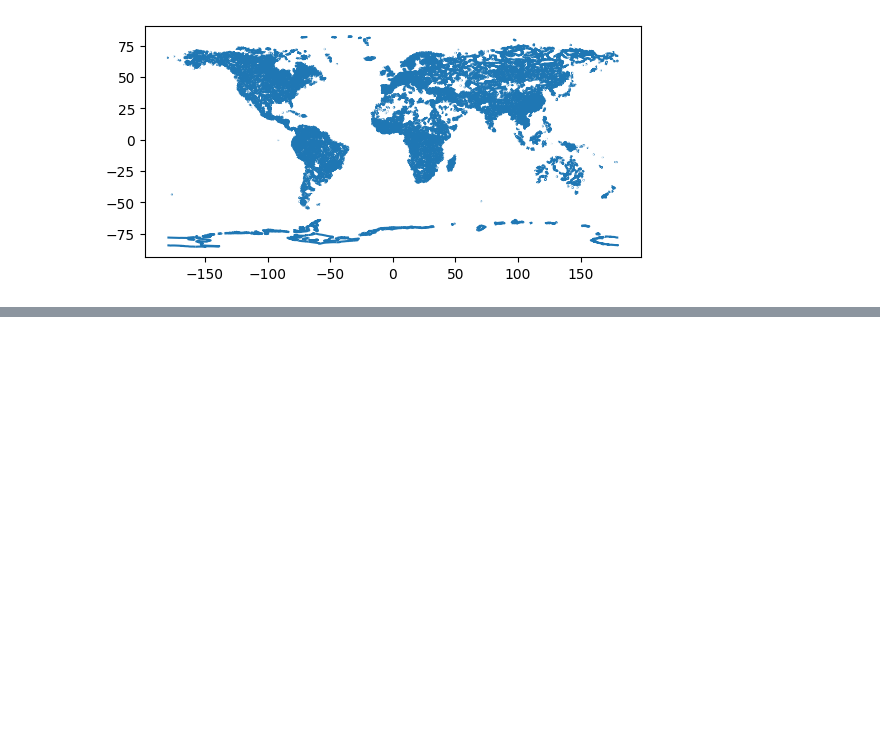
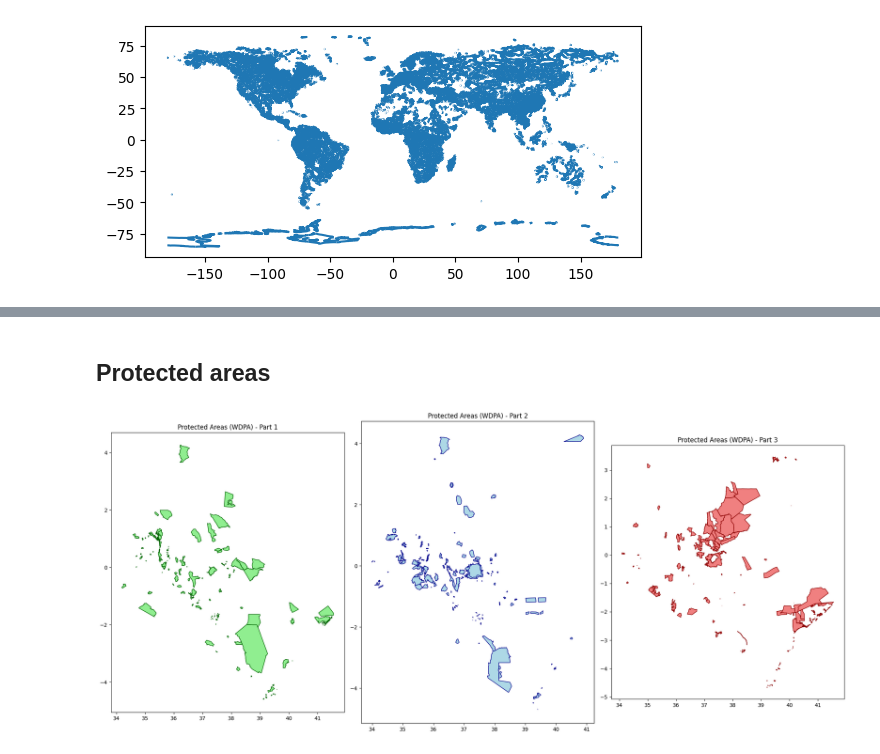
Before and after one commit to AzadiGathui/data_deficient_iucn_species, a Jupyter notebook: notebooks/kenya_eda.ipynb, the cells around one changed output, grey strips where cells are left out. Drawn from its saved outputs; the diff is of its cells as text; code cells hidden in the pictures; blank space fills up the shorter version.

```diff
--- a/notebooks/kenya_eda.ipynb
+++ b/notebooks/kenya_eda.ipynb
@@ -293,0 +234,37 @@ plt.show()
+# %% [markdown]
+## Protected areas
+# %%
+shp0 = gpd.read_file(r"..\data\raw\protected_planet\WDPA_WDOECM_Feb2026_Public_KEN_shp\WDPA_WDOECM_Feb2026_Public_KEN_shp_0\WDPA_WDOECM_Feb2026_Public_KEN_shp-polygons.shp")
+# %%
+shp1 = gpd.read_file(r"..\data\raw\protected_planet\WDPA_WDOECM_Feb2026_Public_KEN_shp\WDPA_WDOECM_Feb2026_Public_KEN_shp_1\WDPA_WDOECM_Feb2026_Public_KEN_shp-polygons.shp")
+# %%
+shp2 = gpd.read_file(r"..\data\raw\protected_planet\WDPA_WDOECM_Feb2026_Public_KEN_shp\WDPA_WDOECM_Feb2026_Public_KEN_shp_2\WDPA_WDOECM_Feb2026_Public_KEN_shp-polygons.shp")
+# %%
+fig, axes = plt.subplots(1, 3, figsize=(20, 10))
+
+shp0_kenya = kenya_filter(shp0,
+                          ke_counties)
+shp0_kenya.plot(ax=axes[0],
+                color='lightgreen',
+                edgecolor='darkgreen')
+axes[0].set_title('Protected Areas (WDPA) - Part 1')
+
+shp1_kenya = kenya_filter(shp1,
+                          ke_counties)
+shp1_kenya.plot(ax=axes[1],
+                color='lightblue',
+                edgecolor='darkblue')
+axes[1].set_title('Protected Areas (WDPA) - Part 2')
+
+shp2_kenya = kenya_filter(shp2,
+                          ke_counties)
+shp2_kenya.plot(ax=axes[2],
+                color='lightcoral',
+                edgecolor='darkred')
+
+axes[2].set_title('Protected Areas (WDPA) - Part 3')
+
+plt.tight_layout()
+plt.show()
+# %% [output]
+[figure, added]
```
Also changed, not shown: parts of 18 cells of this notebook.
